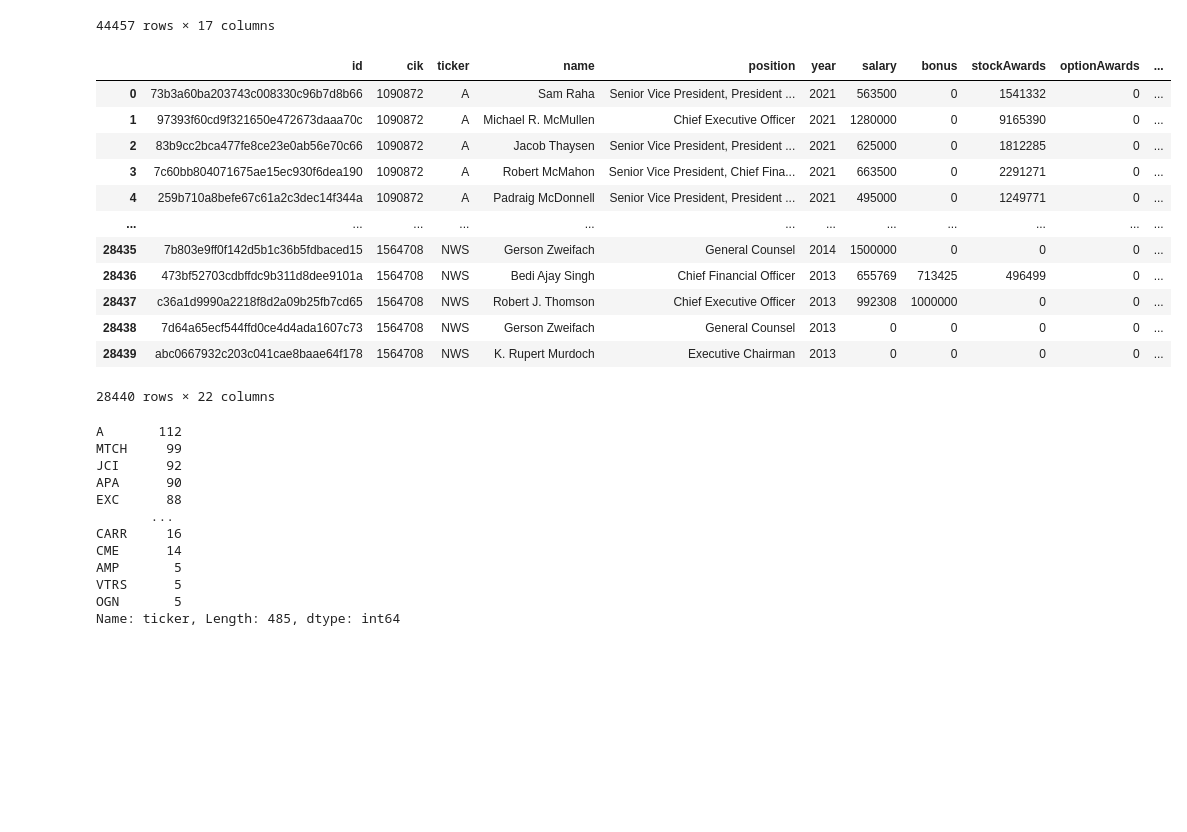
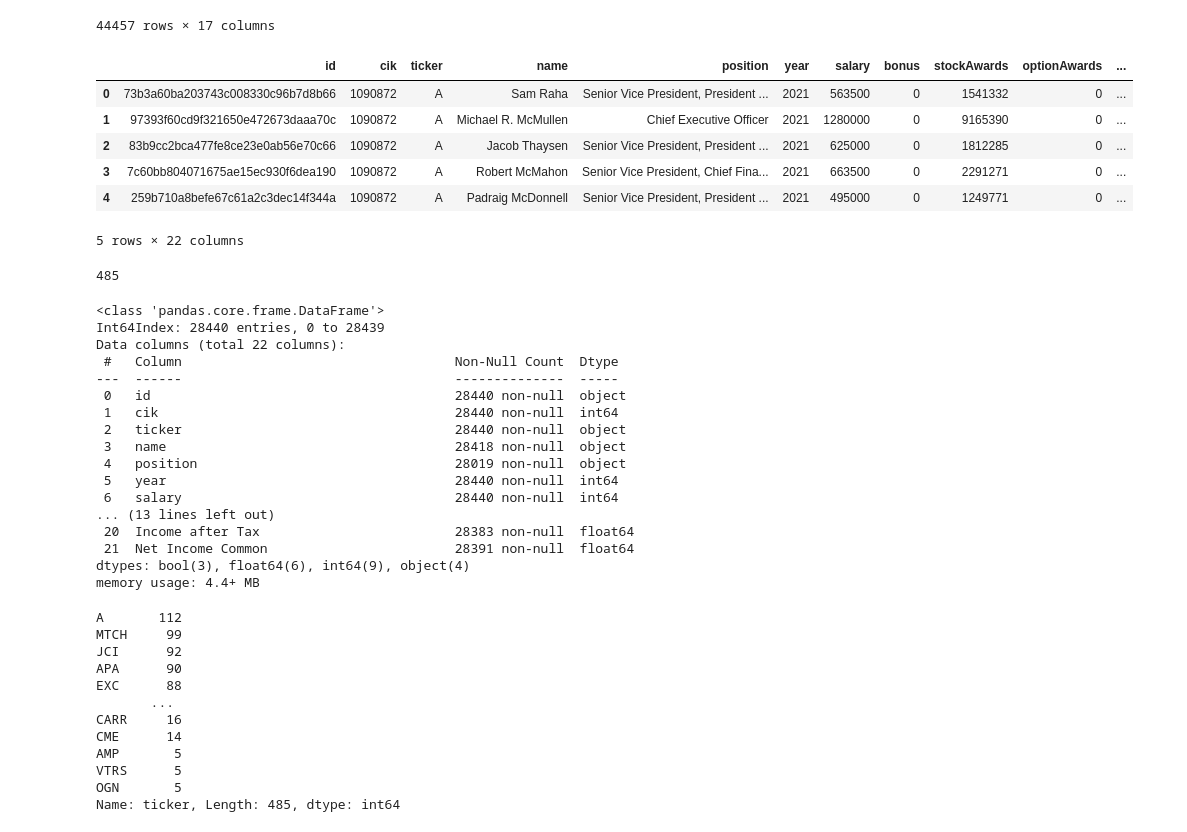
Before and after one commit to kbaum215/Exploring-Company-Financials-and-Executive-Pay, a Jupyter notebook: Analysis/Financials_notebook_20221127.ipynb, the cells around one changed output. Cells and saved outputs as stored; diff of their text form; code cells hidden in the pictures; blank space fills up the shorter version.

```diff
--- a/Analysis/Financials_notebook_20221127.ipynb
+++ b/Analysis/Financials_notebook_20221127.ipynb
@@ -12,7 +12,7 @@ import math
 # %%
 #List of S&P 500 tickers from: https://stockmarketmba.com/stocksinthesp500.php
 
-ticker_list = pd.read_csv('SP500_index.csv')['Symbol']
+ticker_list = pd.read_csv('../datasets/SP500_index.csv')['Symbol']
 ticker_list
 # %% [output]
 0       AAPL
@@ -93,13 +93,13 @@ Code took 0.78 seconds to run
 # %% [markdown]
 #### This code combines all downloaded CSV files (for which we have a ticker) into one Pandas DataFrame
 # %%
-starter_df = pd.read_csv(f'StockRow_financials/CSV/{ticker_list[0]}_inc.csv')
+starter_df = pd.read_csv(f'../StockRow_financials/CSV/{ticker_list[0]}_inc.csv')
 
 start_time = time.time()
 
 for ticker in ticker_list[1:]:
     try:
-        ticker_df = pd.read_csv(f'StockRow_financials/CSV/{ticker}_inc.csv')
+        ticker_df = pd.read_csv(f'../StockRow_financials/CSV/{ticker}_inc.csv')
         starter_df = pd.concat([starter_df,ticker_df])
     except:
         print(f'Ticker {ticker} threw an error')
@@ -179,7 +179,7 @@ condensed_finances_df.loc['AAPL']
 | 2021 | 3.541752e+11 | 1.469285e+11 | 1.036732e+11 | 8.958700e+10 | 8.958700e+10 |
 | 2022 | 3.892957e+11 | 1.686247e+11 | 1.190483e+11 | 1.004570e+11 | 1.004570e+11 |
 # %%
-execpay_df = pd.read_csv('main_SCT_pay_file.csv')
+execpay_df = pd.read_csv('../datasets/main_SCT_pay_file.csv')
 
 execpay_df = execpay_df[execpay_df['ticker'].isin(ticker_list)]
 
@@ -201,21 +201,39 @@ execpay_df
 # %%
 main_df = execpay_df.merge(condensed_finances_df,left_on=['ticker','year'], right_on=['Ticker','Year'])
 # %%
-main_df
+main_df.head()
 # %% [output]
 |  | id | cik | ticker | name | position | year | salary | bonus | stockAwards | optionAwards | ... |
 | 0 | 73b3a60ba203743c008330c96b7d8b66 | 1090872 | A | Sam Raha | Senior Vice President, President ... | 2021 | 563500 | 0 | 1541332 | 0 | ... |
 | 1 | 97393f60cd9f321650e472673daaa70c | 1090872 | A | Michael R. McMullen | Chief Executive Officer | 2021 | 1280000 | 0 | 9165390 | 0 | ... |
 | 2 | 83b9cc2bca477fe8ce23e0ab56e70c66 | 1090872 | A | Jacob Thaysen | Senior Vice President, President ... | 2021 | 625000 | 0 | 1812285 | 0 | ... |
 | 3 | 7c60bb804071675ae15ec930f6dea190 | 1090872 | A | Robert McMahon | Senior Vice President, Chief Fina... | 2021 | 663500 | 0 | 2291271 | 0 | ... |
 | 4 | 259b710a8befe67c61a2c3dec14f344a | 1090872 | A | Padraig McDonnell | Senior Vice President, President ... | 2021 | 495000 | 0 | 1249771 | 0 | ... |
-| ... | ... | ... | ... | ... | ... | ... | ... | ... | ... | ... | ... |
-| 28435 | 7b803e9ff0f142d5b1c36b5fdbaced15 | 1564708 | NWS | Gerson Zweifach | General Counsel | 2014 | 1500000 | 0 | 0 | 0 | ... |
-| 28436 | 473bf52703cdbffdc9b311d8dee9101a | 1564708 | NWS | Bedi Ajay Singh | Chief Financial Officer | 2013 | 655769 | 713425 | 496499 | 0 | ... |
-| 28437 | c36a1d9990a2218f8d2a09b25fb7cd65 | 1564708 | NWS | Robert J. Thomson | Chief Executive Officer | 2013 | 992308 | 1000000 | 0 | 0 | ... |
-| 28438 | 7d64a65ecf544ffd0ce4d4ada1607c73 | 1564708 | NWS | Gerson Zweifach | General Counsel | 2013 | 0 | 0 | 0 | 0 | ... |
-| 28439 | abc0667932c203c041cae8baae64f178 | 1564708 | NWS | K. Rupert Murdoch | Executive Chairman | 2013 | 0 | 0 | 0 | 0 | ... |
-28440 rows × 22 columns
+5 rows × 22 columns
+# %%
+main_df['ticker'].nunique()
+# %% [output]
+485
+# %%
+main_df.info()
+# %% [output]
+<class 'pandas.core.frame.DataFrame'>
+Int64Index: 28440 entries, 0 to 28439
+Data columns (total 22 columns):
+ #   Column                                   Non-Null Count  Dtype
+---  ------                                   --------------  -----
+ 0   id                                       28440 non-null  object
+ 1   cik                                      28440 non-null  int64
+ 2   ticker                                   28440 non-null  object
+ 3   name                                     28418 non-null  object
+ 4   position                                 28019 non-null  object
+ 5   year                                     28440 non-null  int64
+ 6   salary                                   28440 non-null  int64
+... (13 lines left out)
+ 20  Income after Tax                         28383 non-null  float64
+ 21  Net Income Common                        28391 non-null  float64
+dtypes: bool(3), float64(6), int64(9), object(4)
+memory usage: 4.4+ MB
 # %%
 main_df.ticker.value_counts()
 # %% [output]
```
Also changed, not shown: parts of 7 cells of this notebook, 10 other files.
